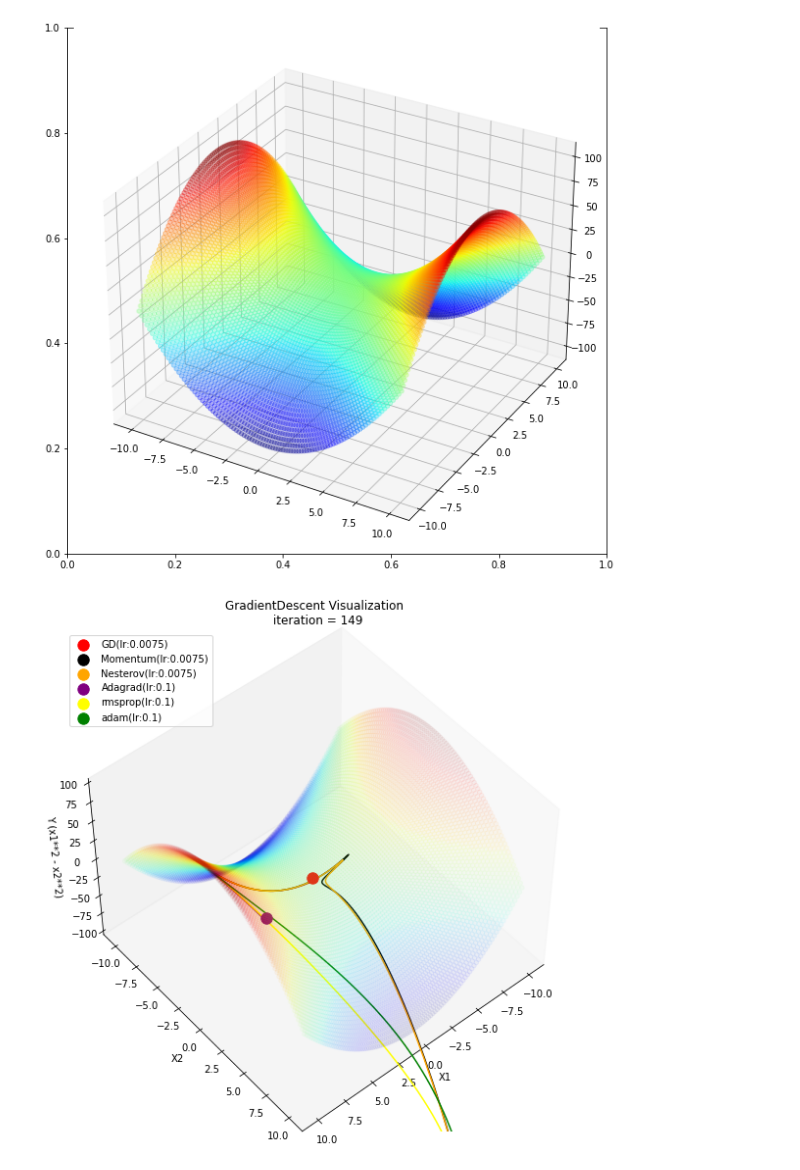
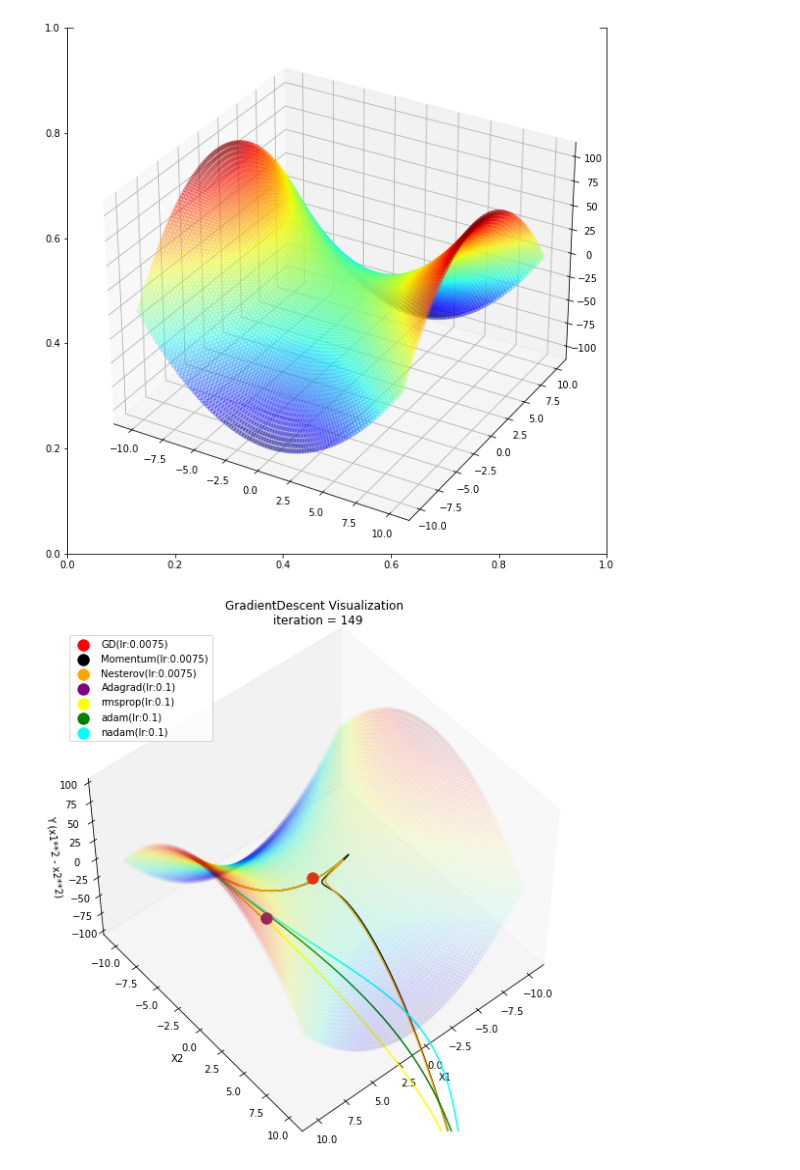
Before and after one commit to dslisleedh/from_scratch, a Jupyter notebook: optimization/gradientdescent/GradientDescents.ipynb, the cells around one changed output. Cells and saved outputs as stored; diff of their text form; code cells hidden in the pictures.

```diff
--- a/optimization/gradientdescent/GradientDescents.ipynb
+++ b/optimization/gradientdescent/GradientDescents.ipynb
@@ -33,7 +33,8 @@ class Vis(object):
     def gradient(self, x):
         return np.array([2 * x[0], -2 * x[1]])
 
-    def fit(self, momentum:bool = False, alpha = .9, nesterov = False, adagrad=False, rmsprop = False, rho = .9, adam = False, beta1 = .9, beta2 = .95):
+    def fit(self, momentum:bool = False, alpha = .9, nesterov = False, adagrad=False, rmsprop = False, rho = .9, adam = False, beta1 = .9, beta2 = .95, nadam = False):
+        self.nadam = nadam
         self.adam = adam
         self.beta1 = beta1
         self.beta2 = beta2
@@ -56,7 +57,14 @@ class Vis(object):
             else:
                 self.gradient_.append(self.gradient(self.x))
 
-            if self.adam:
+            if self.nadam:
+                self.seta = self.x + (self.eta * self.v_)
+                self.v_ = self.beta1 * self.v_ + (1 - self.beta1)*(self.gradient(self.seta))
+                self.v_v_ = self.v_ / (1. - self.beta1)
+                self.g_ = self.beta2 * self.g_ + (1. - self.beta2)*(self.gradient_[-1]**2)
+                self.g_v_ = self.g_ / (1. - self.beta2)
+                self.x = self.x - (self.eta * (self.v_v_ / np.sqrt(self.g_v_ + 1e-05)))
+            elif self.adam:
                 self.v_ = self.beta1 * self.v_ + (1. - self.beta1)*self.gradient_[-1]
                 self.v_v_ = self.v_ / (1. - self.beta1)
                 self.g_ = self.beta2 * self.g_ + (1. - self.beta2)*(self.gradient_[-1]**2)
@@ -115,6 +123,13 @@ vis6.fit(adam=True)
 x6 = np.row_stack([x for x in vis6.history_x_])
 y6 = np.row_stack([x for x in vis6.history_y_])
 y6 = y6.T[0]
+
+vis7 = Vis(eta = .1)
+vis7.fit(nadam=True)
+x7 = np.row_stack([x for x in vis7.history_x_])
+y7 = np.row_stack([x for x in vis7.history_y_])
+y7 = y7.T[0]
+
 ###
 
 time_steps = 150
@@ -129,31 +144,33 @@ def animate(i):
     ax.set_ylim(X2.min()-1, X2.max() + 1)
     ax.set_zlim(Y.min()-1, Y.max() + 1)
     ax.view_init(50, 50)
     ax.grid(b = None)
     ax.set_title('GradientDescent Visualization \n iteration = %d' % i)
     ax.set_xlabel('X1')
     ax.set_ylabel('X2')
     ax.set_zlabel('Y (x1**2 - x2**2)')
     ax.scatter(X1, X2, Y, c = Y, cmap = plt.cm.jet,  edgecolor = None, alpha = .05)
     ax.plot(x[:i,0], x[:i,1], y[:i], c = 'red')
     ax.scatter(vis.history_x_[i][0], vis.history_x_[i][1], vis.history_y_[i] + 5, s = 130, c = 'red', label = f'GD(lr:{vis.eta})')
     ax.plot(x2[:i,0], x2[:i,1], y2[:i], c = 'black')
     ax.scatter(vis2.history_x_[i][0], vis2.history_x_[i][1], vis2.history_y_[i] + 5, s = 130, c = 'black', label = f'Momentum(lr:{vis2.eta})')
     ax.plot(x3[:i,0], x3[:i,1], y3[:i], c = 'orange')
     ax.scatter(vis3.history_x_[i][0], vis3.history_x_[i][1], vis3.history_y_[i] + 5, s = 130, c = 'orange', label = f'Nesterov(lr:{vis3.eta})')
     ax.plot(x4[:i,0], x4[:i,1], y4[:i], c = 'purple')
     ax.scatter(vis4.history_x_[i][0], vis4.history_x_[i][1], vis4.history_y_[i] + 5, s = 130, c = 'purple', label = f'Adagrad(lr:{vis4.eta})')
     ax.plot(x5[:i,0], x5[:i,1], y5[:i], c = 'yellow')
     ax.scatter(vis5.history_x_[i][0], vis5.history_x_[i][1], vis5.history_y_[i] + 5, s = 130, c = 'yellow', label = f'rmsprop(lr:{vis5.eta})')
     ax.plot(x6[:i,0], x6[:i,1], y6[:i], c = 'green')
     ax.scatter(vis6.history_x_[i][0], vis6.history_x_[i][1], vis6.history_y_[i] + 5, s = 130, c = 'green', label = f'adam(lr:{vis6.eta})')
+    ax.plot(x7[:i,0], x7[:i,1], y7[:i], c = 'cyan')
+    ax.scatter(vis7.history_x_[i][0], vis7.history_x_[i][1], vis7.history_y_[i] + 5, s = 130, c = 'cyan', label = f'nadam(lr:{vis7.eta})')
     ax.legend()
 
 plt.tight_layout()
 fig.subplots_adjust(top=.75)
 
 ani = animation.FuncAnimation(fig, animate, interval=30, frames=range(time_steps))
 
 ani.save('GradientDescentVisualziation.gif', writer='pillow', dpi=100)
 # %% [output]
-[figure, old version]
+[figure, new version]
```
Also changed, not shown: 1 other file.
